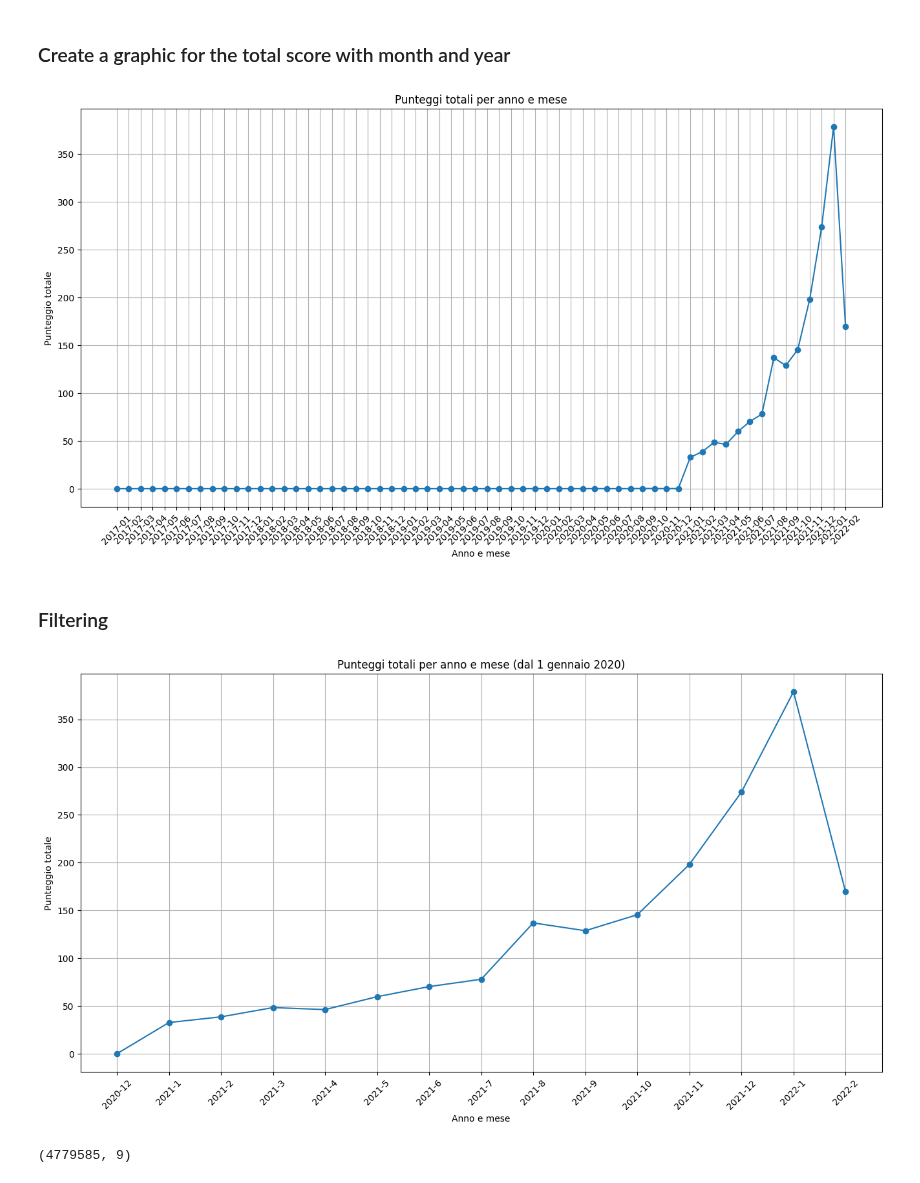
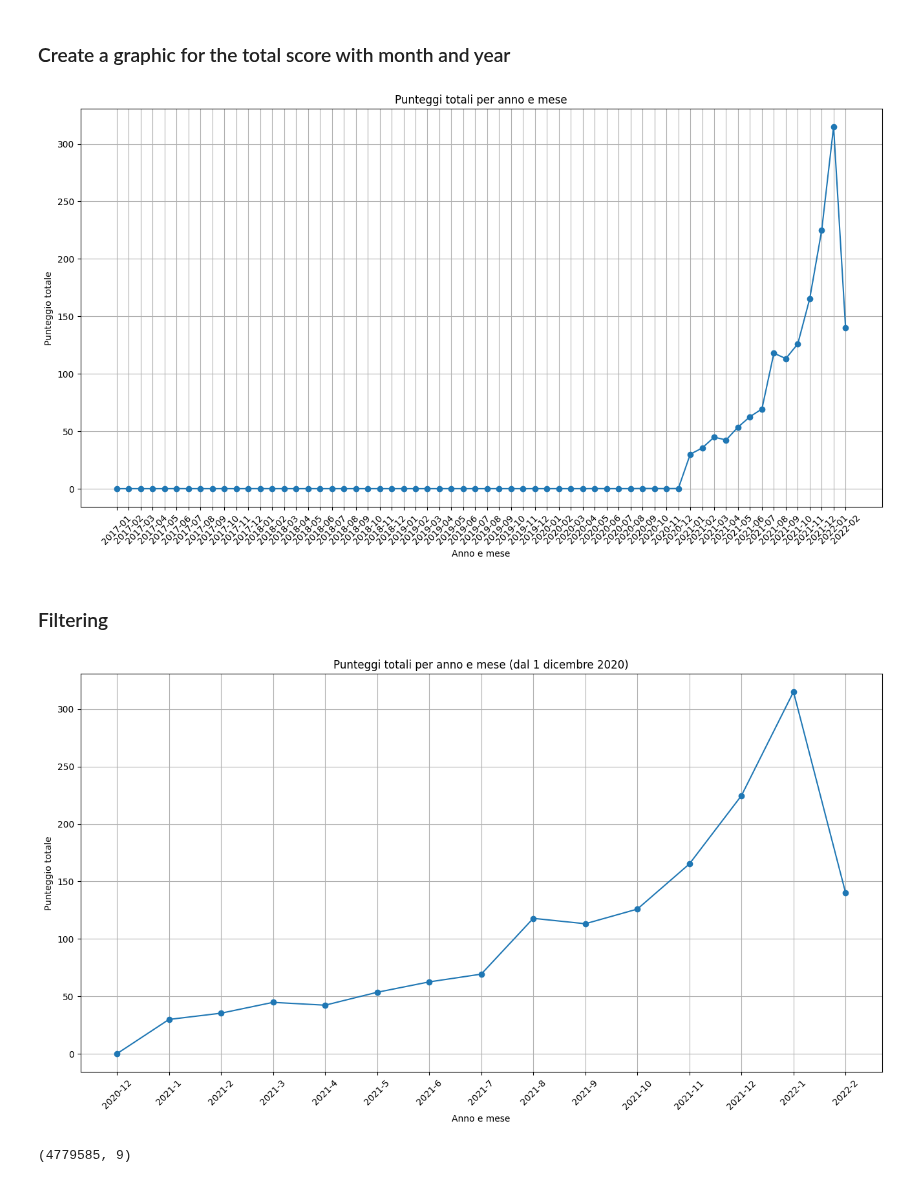
Before and after one commit to riccardospini98/Blockchain, a Jupyter notebook: tweet_SA.ipynb, the cells around one changed output. Saved outputs shown, nothing was run; the diff lists cells and outputs as text; code cells hidden in the pictures.

```diff
--- a/tweet_SA.ipynb
+++ b/tweet_SA.ipynb
@@ -154,9 +142,9 @@ tweet_features = scaler.fit_transform(tweets_df[['like_count', 'quote_count', 'r
 # Calcola il punteggio totale per ciascun tweet
 tweets_df['punteggio_totale'] = (
     tweet_features[:, 0] * peso_like +
-    tweet_features[:, 1] * peso_reply +
-    tweet_features[:, 2] * peso_retweet +
-    tweet_features[:, 3] * peso_quote
+    tweet_features[:, 1] * peso_quote +
+    tweet_features[:, 2] * peso_reply +
+    tweet_features[:, 3] * peso_retweet
 )
 
 # Ordina il DataFrame in base al punteggio totale in ordine decrescente (più influenti)
@@ -206,30 +194,30 @@ plt.xticks(rotation=45)
 plt.grid(True)
 plt.show()
 # %% [output]
-[figure, old version]
+[figure, new version]
 # %% [markdown]
 ### Filtering
 # %%
-# Filtra i tweet dal 1 gennaio 2020 fino alla fine del dataset
+# Filtra i tweet dal 1 dicembre 2020 fino alla fine del dataset
 tweets_filtrati = tweets_df_sorted_desc[tweets_df_sorted_desc['data'] >= pd.Timestamp('2020-12-01')]
 
 # Calcola i punteggi totali per anno e mese dei tweet filtrati
 punteggi_totali_per_anno_mese = tweets_filtrati.groupby([tweets_filtrati['data'].dt.year, tweets_filtrati['data'].dt.month])['punteggio_totale'].sum()
 
 # Converti l'indice in formato di stringa "Anno-Mese"
 indice_stringa = punteggi_totali_per_anno_mese.index.map(lambda x: f"{x[0]}-{x[1]}")
 
 # Crea il grafico con dimensioni più grandi
 plt.figure(figsize=(16, 8))
 plt.plot(indice_stringa, punteggi_totali_per_anno_mese.values, marker='o', linestyle='-')
-plt.title('Punteggi totali per anno e mese (dal 1 gennaio 2020)')
+plt.title('Punteggi totali per anno e mese (dal 1 dicembre 2020)')
 plt.xlabel('Anno e mese')
 plt.ylabel('Punteggio totale')
 plt.xticks(rotation=45)
 plt.grid(True)
 plt.show()
 # %% [output]
-[figure, old version]
+[figure, new version]
 # %%
 tweets_df['created_at'] = pd.to_datetime(tweets_df['created_at'], format='%Y-%m-%d %H:%M:%S')
 tweets_df_final = tweets_df.loc[(tweets_df['created_at'] >= '2020-12-01')].reset_index(drop=True)
```
Also changed, not shown: parts of 30 cells of this notebook.
